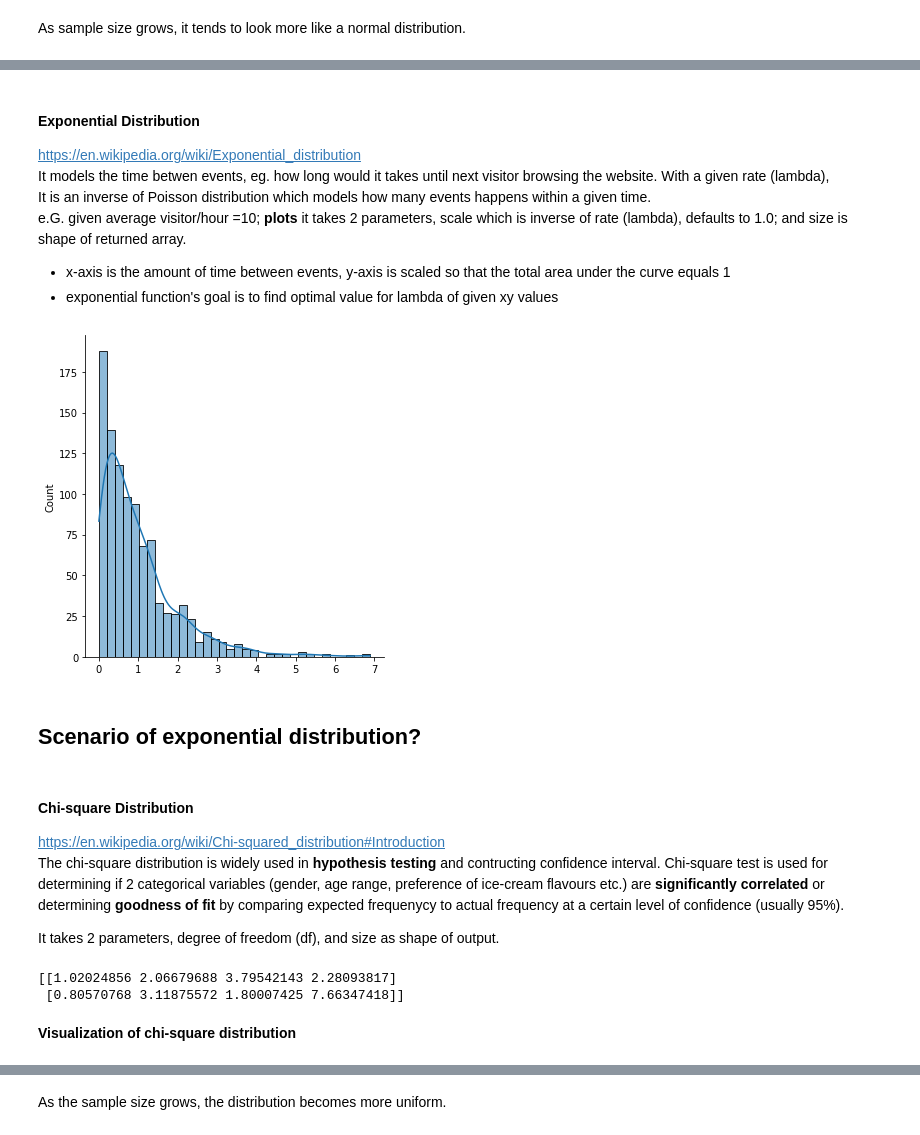
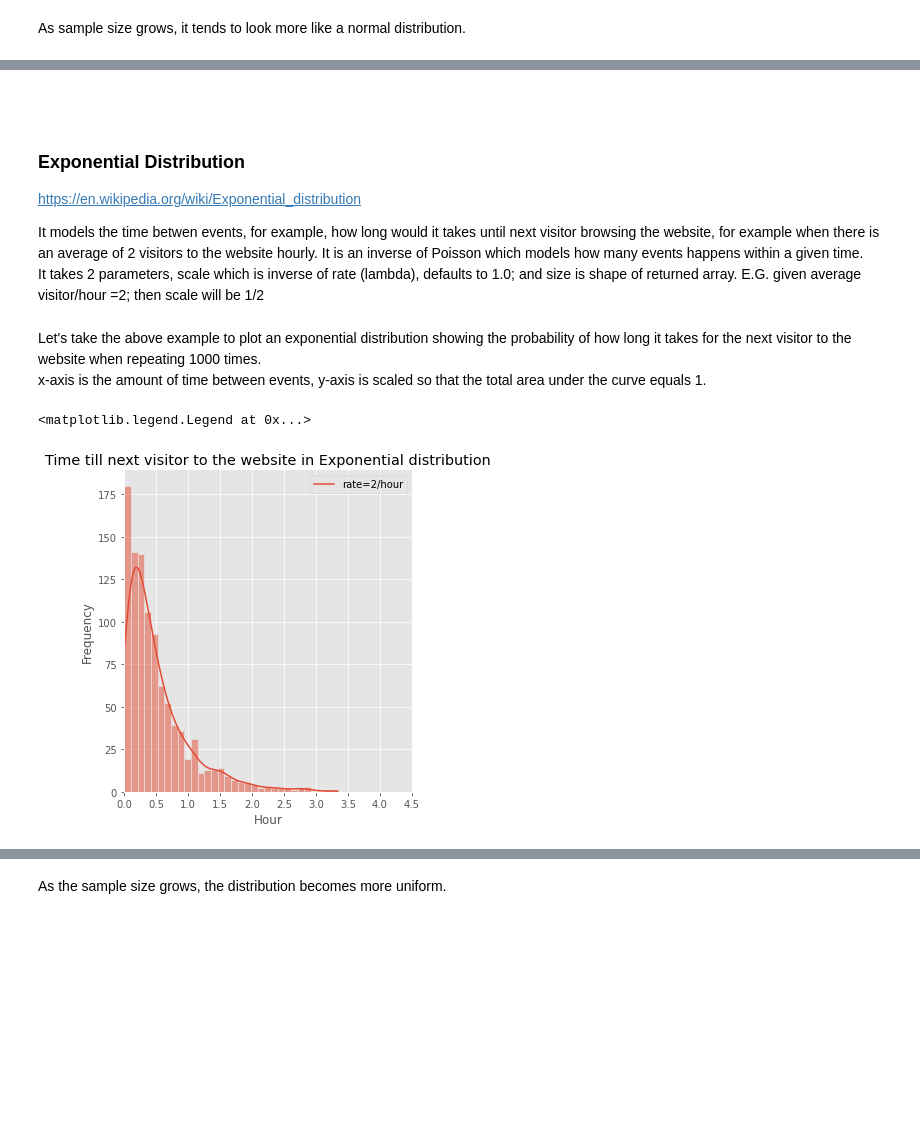
Before and after one commit to HazelIP/Programming-for-DA-assignment, a Jupyter notebook: Numpy Random package.ipynb, the cells around one changed output, grey strips where cells are left out. Saved outputs shown, nothing was run; the diff lists cells and outputs as text; code cells hidden in the pictures; blank space fills up the shorter version.

```diff
--- a/Numpy Random package.ipynb
+++ b/Numpy Random package.ipynb
@@ -467,0 +585,19 @@ As sample size grows, it tends to look more like a normal distribution.
+# %%
+plt.rcParams["figure.figsize"] = (15,6)
+plt.style.use("ggplot")
+fig,axs = plt.subplots(1,3,sharey=True)
+plt.suptitle("Probability of number of customer I get today with different average rate")
+axs[0].hist(poisson1, bins=12, label="rate=2")
+axs[1].hist(poisson2, bins=12, label="rate=5")
+axs[2].hist(poisson3, bins=12, label="rate=7")
+
+axs[0].set_xlabel("number of customers")
+axs[1].set_xlabel("number of customers")
+axs[2].set_xlabel("number of customers")
+axs[0].set_ylabel("Frequency")
+axs[0].legend()
+axs[1].legend()
+axs[2].legend()
+
+plt.tight_layout()
+plt.show()
@@ -468,37 +606,27 @@ As sample size grows, it tends to look more like a normal distribution.
+# %% [markdown]
+<br>
 # %% [markdown]
-#### Exponential Distribution
+### Exponential Distribution
 https://en.wikipedia.org/wiki/Exponential_distribution <br>
-It models the time betwen events, eg. how long would it takes until next visitor browsing the website. With a given rate (lambda),
-<br>
-It is an inverse of Poisson distribution which models how many events happens within a given time. <br> e.G. given average visitor/hour =10;
-**plots**
-it takes 2 parameters, scale which is inverse of rate (lambda), defaults to 1.0; and size is shape of returned array.
-- x-axis is the amount of time between events, y-axis is scaled so that the total area under the curve equals 1<br>
-- exponential function's goal is to find optimal value for lambda of given xy values
+
+It models the time betwen events, for example, how long would it takes until next visitor browsing the website, for example when there is an average of 2 visitors to the website hourly. It is an inverse of Poisson which models how many events happens within a given time. <br>
+It takes 2 parameters, scale which is inverse of rate (lambda), defaults to 1.0; and size is shape of returned array.
+E.G. given average visitor/hour =2; then scale will be 1/2 <br>
+# %% [markdown]
+Let's take the above example to plot an exponential distribution showing the probability of how long it takes for the next visitor to the website when repeating 1000 times.<br>
+x-axis is the amount of time between events, y-axis is scaled so that the total area under the curve equals 1.<br>
 # %%
-expon = rng.exponential (scale=1, size=1000)
+# we have an average visitor of 2/hour, that turns the scale to 1/2,
+# and trials of 1000 times
+expon = rng.exponential (scale=1/2, size=1000)
 # %%
 #plt.hist(expon)
-sns.displot(expon, kde=True)
-plt.show()
+sns.displot(expon, kde=True, legend=False)
+plt.title("Time till next visitor to the website in Exponential distribution")
+plt.xlabel("Hour")
+plt.ylabel("Frequency")
+plt.xlim(0,4.5)
+plt.legend(labels=["rate=2/hour"])
 # %% [output]
+<matplotlib.legend.Legend at 0x...>
-[figure, old version]
+[figure, new version]
-# %% [markdown]
-## Scenario of exponential distribution?
-# %% [markdown]
-#### Chi-square Distribution
-https://en.wikipedia.org/wiki/Chi-squared_distribution#Introduction <br>
-The chi-square distribution is widely used in **hypothesis testing** and contructing confidence interval. Chi-square test is used for determining if 2 categorical variables (gender, age range, preference of ice-cream flavours etc.) are **significantly correlated** or determining **goodness of fit** by comparing expected frequenycy to actual frequency at a certain level of confidence (usually 95%). <br>
-
-It takes 2 parameters, degree of freedom (df), and size as shape of output.
-# %%
-# chi-square
-
-#generate an output array of 2-row with 4-element each
-x = rng.chisquare(df=2, size=[2,4])
-print(x)
-# %% [output]
-[[1.02024856 2.06679688 3.79542143 2.28093817]
- [0.80570768 3.11875572 1.80007425 7.66347418]]
-# %% [markdown]
-**Visualization of chi-square distribution**
```
Also changed, not shown: parts of 99 cells of this notebook, 1 other file.
